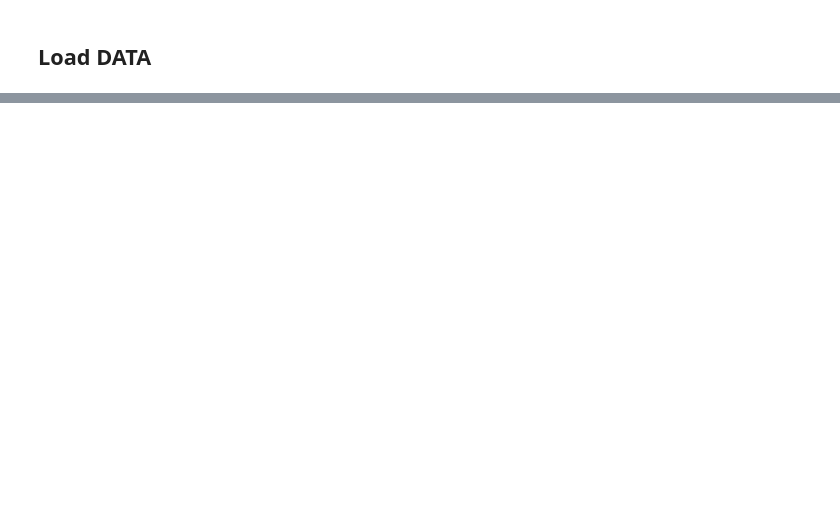
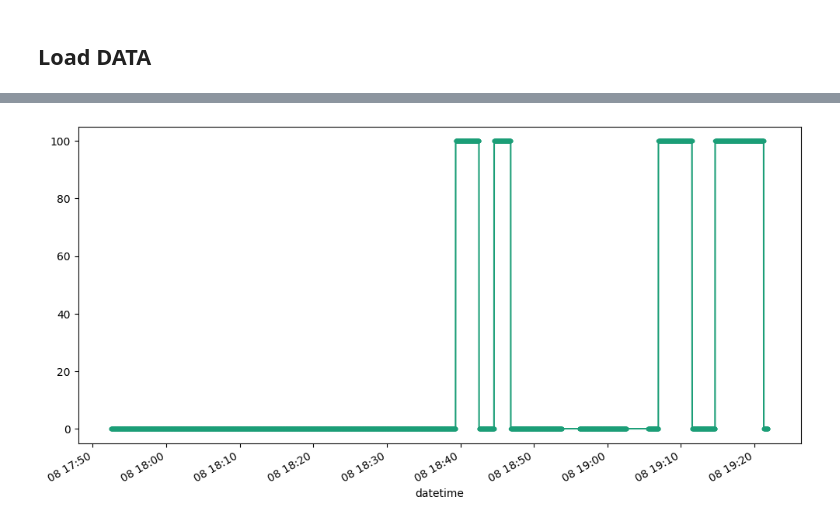
Before and after one commit to vlsu-labs/moad-works, a Jupyter notebook: lb5/main.ipynb, the cells around one changed output, grey strips where cells are left out. Saved outputs shown, nothing was run; the diff lists cells and outputs as text; code cells hidden in the pictures; blank space fills up the shorter version.

```diff
--- a/lb5/main.ipynb
+++ b/lb5/main.ipynb
@@ -30,0 +12,10 @@ Name: id, Length: 51240, dtype: object
+# %%
+PATH = 'data.csv'
+start_point = '2019-07-08 17:52:29'
+
+load_df = pd.read_csv(PATH, delimiter=';', index_col='datetime', parse_dates=True)
+load_df = load_df.pivot_table(values='value', index=load_df.index, columns='id')
+load_df = load_df[start_point:]
+
+FEATURES = list(load_df.columns)
+load_df
@@ -30,0 +37,21 @@ Name: id, Length: 51240, dtype: object
+# %%
+anomaly_borders = [
+    ('2019-07-08 18:39:22', '2019-07-08 18:42:32'),
+    ('2019-07-08 18:44:36', '2019-07-08 18:46:51'),
+    ('2019-07-08 19:06:57', '2019-07-08 19:11:31'),
+    ('2019-07-08 19:14:40', '2019-07-08 19:21:16'),
+]
+class_name_column = 'Annomaly'
+# df[anomaly_borders[0][0]:]
+
+load_df[class_name_column] = 0
+
+for start, end in anomaly_borders:
+    anomal_df = load_df[start:end]
+    load_df.loc[anomal_df.index, class_name_column] = 100
+
+load_df[class_name_column].plot(figsize=(12,6), marker='o', markersize=3, cmap='Dark2')
+# df.plot(figsize=(12,6), marker='o', markersize=3, cmap='Dark2')
+TARGET = class_name_column
+# %% [output]
+[figure, added]
```
Also changed, not shown: parts of 7 cells of this notebook, 1 other file.
